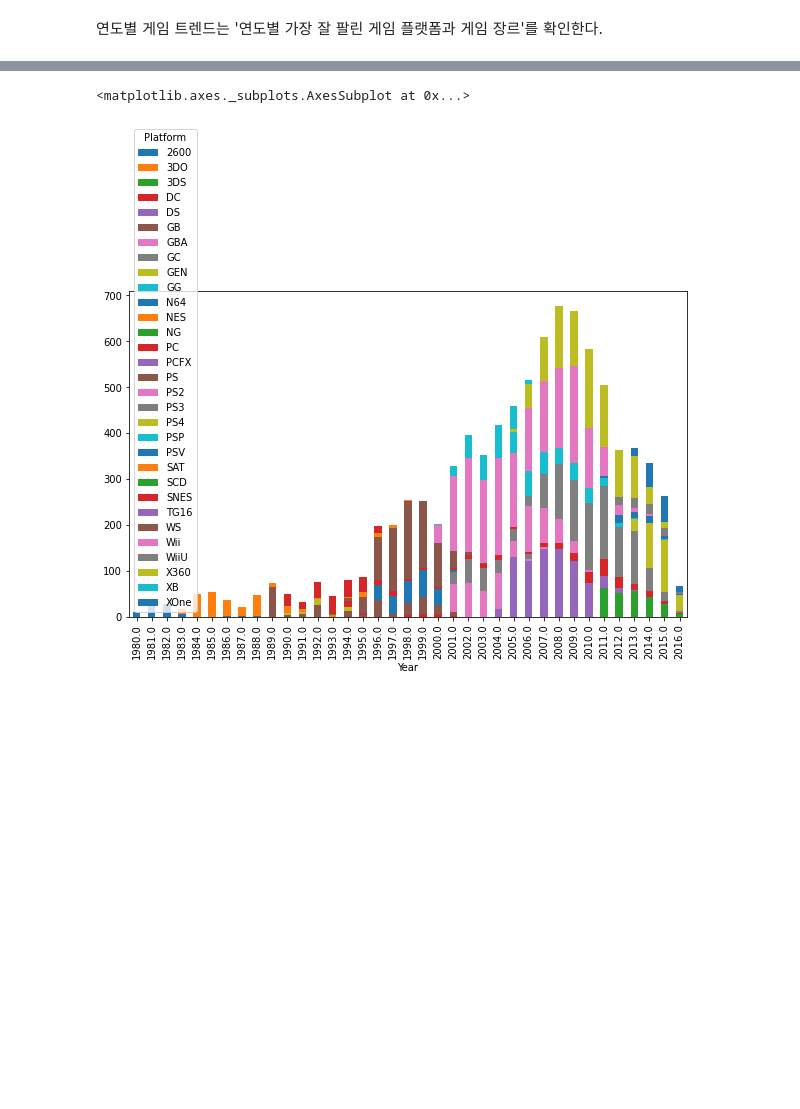
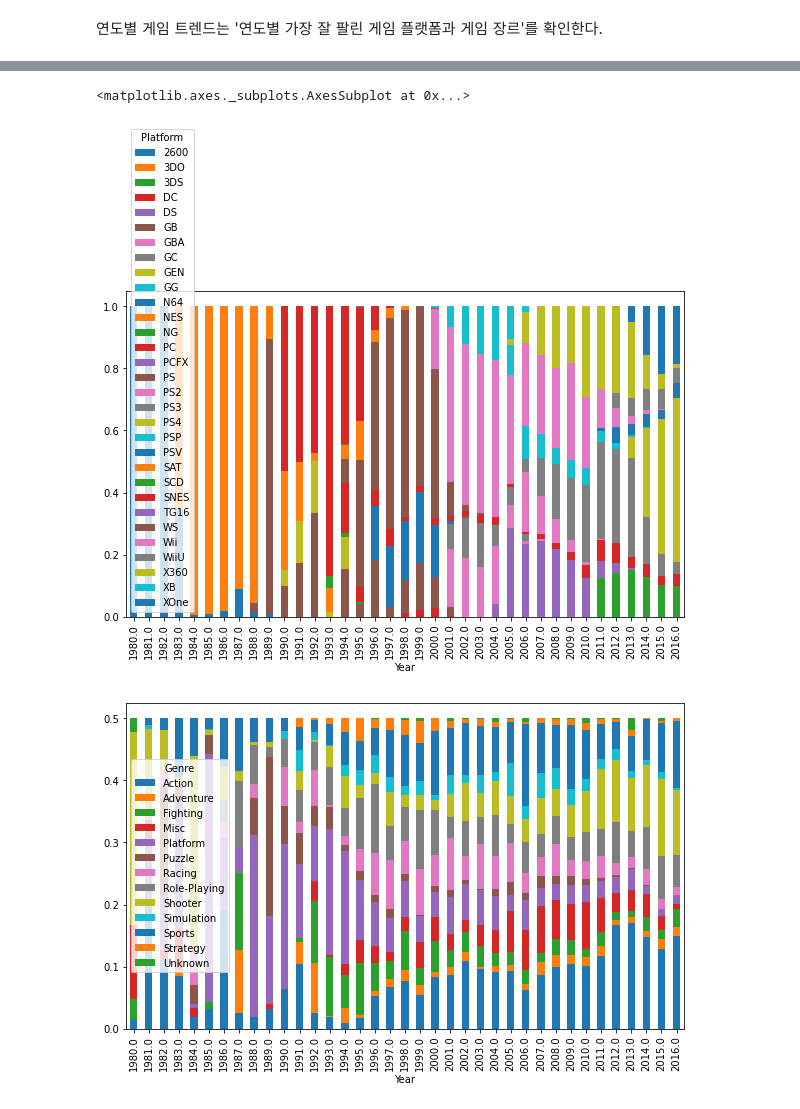
Before and after one commit to y001003/Bootcamp, a Jupyter notebook: Section1_Project.ipynb, the cells around one changed output, grey strips where cells are left out. Saved outputs shown, nothing was run; the diff lists cells and outputs as text; code cells hidden in the pictures; blank space fills up the shorter version.

```diff
--- a/Section1_Project.ipynb
+++ b/Section1_Project.ipynb
@@ -302,0 +293,13 @@ df_trend_p_g = pd.pivot_table(df_trend_p_g,columns='Genre',index='Year',values='
+# %%
+# 각 연도별 게임 플랫폼의 매출 비율
+df_trend_p['sum'] = df_trend_p.sum(axis=1)
+for column in df_trend_p.columns:
+  df_trend_p[column] = df_trend_p[column]/df_trend_p['sum']
+df_trend_p = df_trend_p.iloc[:,:-1]
+
+# 각 연도별 게임 장르별 매출 비율
+df_trend_p_g['sum'] = df_trend_p_g.sum(axis=1)
+for column in df_trend_p_g.columns:
+  df_trend_p_g[column] = df_trend_p_g[column]/df_trend_p_g['sum']
+df_trend_p_g = df_trend_p_g.iloc[:,:-1]
+df_trend_p_g
@@ -303,8 +325,14 @@ df_trend_p_g = pd.pivot_table(df_trend_p_g,columns='Genre',index='Year',values='
 # %%
 import matplotlib.pyplot as plt
 import seaborn as sns
 plt.rcParams['figure.figsize'] = [10, 6]
+
+# 각 연도별 게임 플랫폼의 매출 비율
 df_trend_p.plot.bar(stacked=True)
+
+# 각 연도별 게임 장르별 매출 비율
+df_trend_p_g.plot.bar(stacked=True)
 # %% [output]
 <matplotlib.axes._subplots.AxesSubplot at 0x...>
-[figure, old version]
+[figure, new version]
+[figure, added]
```
Also changed, not shown: parts of 5 cells of this notebook.
